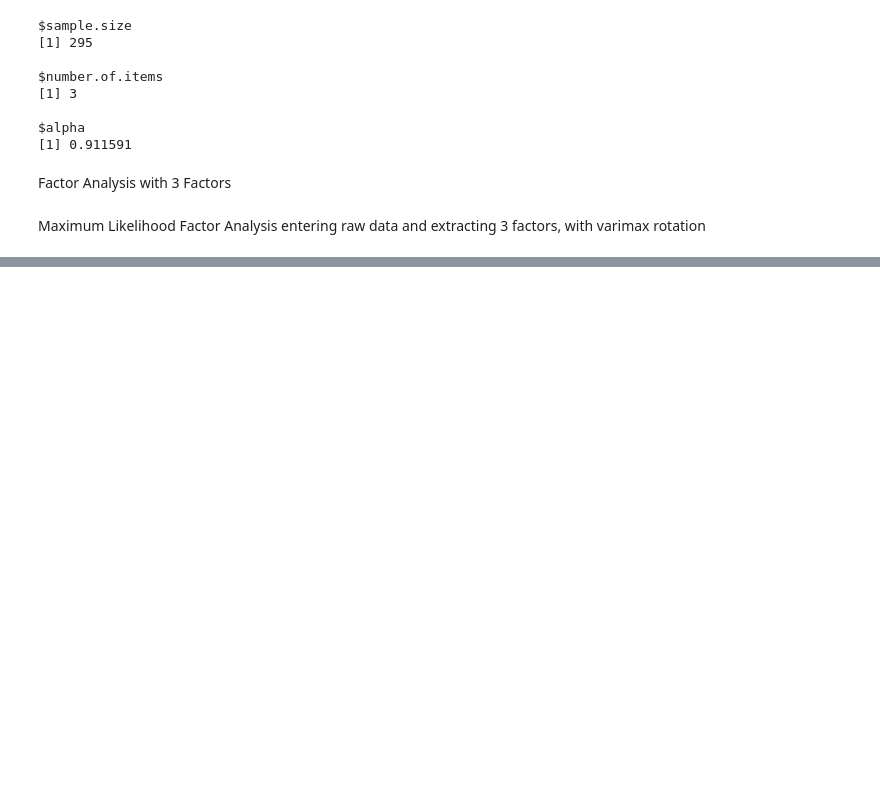
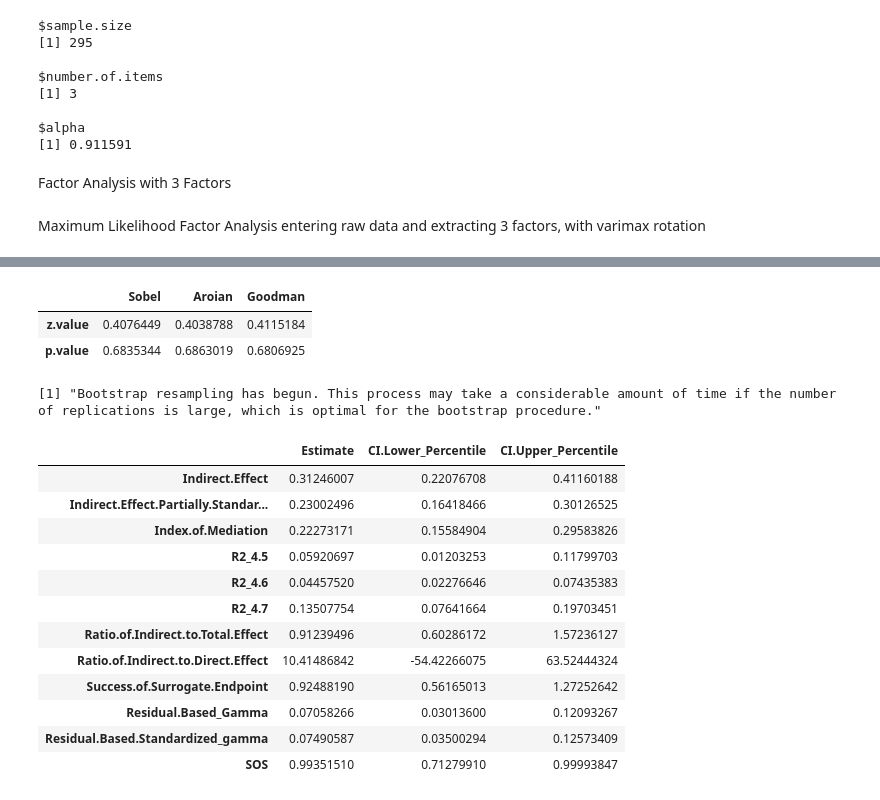
Before and after one commit to sam-cannon/AOM, a Jupyter notebook: AOM in R.ipynb, the cells around one changed output, grey strips where cells are left out. Saved outputs shown, nothing was run; the diff lists cells and outputs as text; code cells hidden in the pictures; blank space fills up the shorter version.

```diff
--- a/AOM in R.ipynb
+++ b/AOM in R.ipynb
@@ -117,0 +175,30 @@ plotnScree(nS)
+# %%
+#Run Sobel test.
+library(bda)
+mediation.test(df$learning_mean, df$inclusion_mean, df$turnover_mean) #Order: med,IV,DV
+# %% [output]
+|  | Sobel | Aroian | Goodman |
+| z.value | 0.4076449 | 0.4038788 | 0.4115184 |
+| p.value | 0.6835344 | 0.6863019 | 0.6806925 |
+# %%
+# Conduct bootsrapping procedure to determine significance of indirect effect
+# (apath * bpath).
+
+library(MBESS)
+
+mediation(df$learning_mean, df$inclusion_mean, df$turnover_mean, conf.level = 0.95, bootstrap = T, B = 5000, which.boot="Percentile")
+# %% [output]
+[1] "Bootstrap resampling has begun. This process may take a considerable amount of time if the number of replications is large, which is optimal for the bootstrap procedure."
+|  | Estimate | CI.Lower_Percentile | CI.Upper_Percentile |
+| Indirect.Effect | 0.31246007 | 0.22076708 | 0.41160188 |
+| Indirect.Effect.Partially.Standar... | 0.23002496 | 0.16418466 | 0.30126525 |
+| Index.of.Mediation | 0.22273171 | 0.15584904 | 0.29583826 |
+| R2_4.5 | 0.05920697 | 0.01203253 | 0.11799703 |
+| R2_4.6 | 0.04457520 | 0.02276646 | 0.07435383 |
+| R2_4.7 | 0.13507754 | 0.07641664 | 0.19703451 |
+| Ratio.of.Indirect.to.Total.Effect | 0.91239496 | 0.60286172 | 1.57236127 |
+| Ratio.of.Indirect.to.Direct.Effect | 10.41486842 | -54.42266075 | 63.52444324 |
+| Success.of.Surrogate.Endpoint | 0.92488190 | 0.56165013 | 1.27252642 |
+| Residual.Based_Gamma | 0.07058266 | 0.03013600 | 0.12093267 |
+| Residual.Based.Standardized_gamma | 0.07490587 | 0.03500294 | 0.12573409 |
+| SOS | 0.99351510 | 0.71279910 | 0.99993847 |
```
Also changed, not shown: parts of 19 cells of this notebook.
